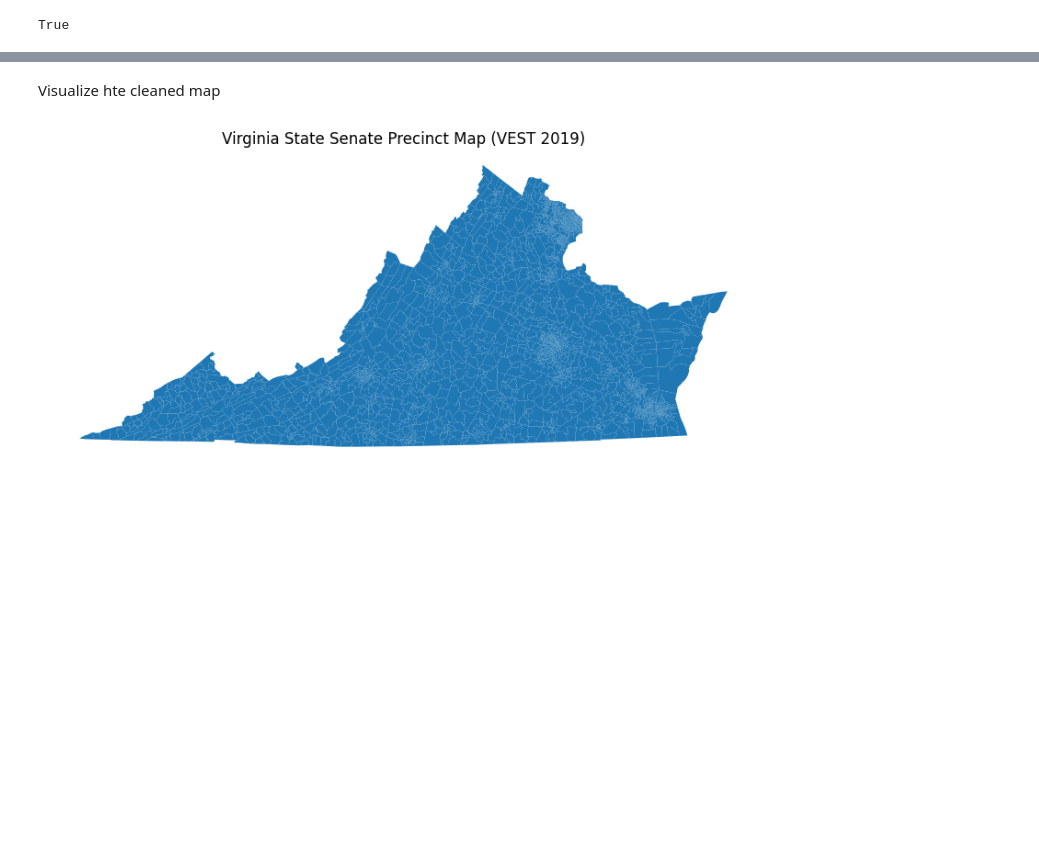
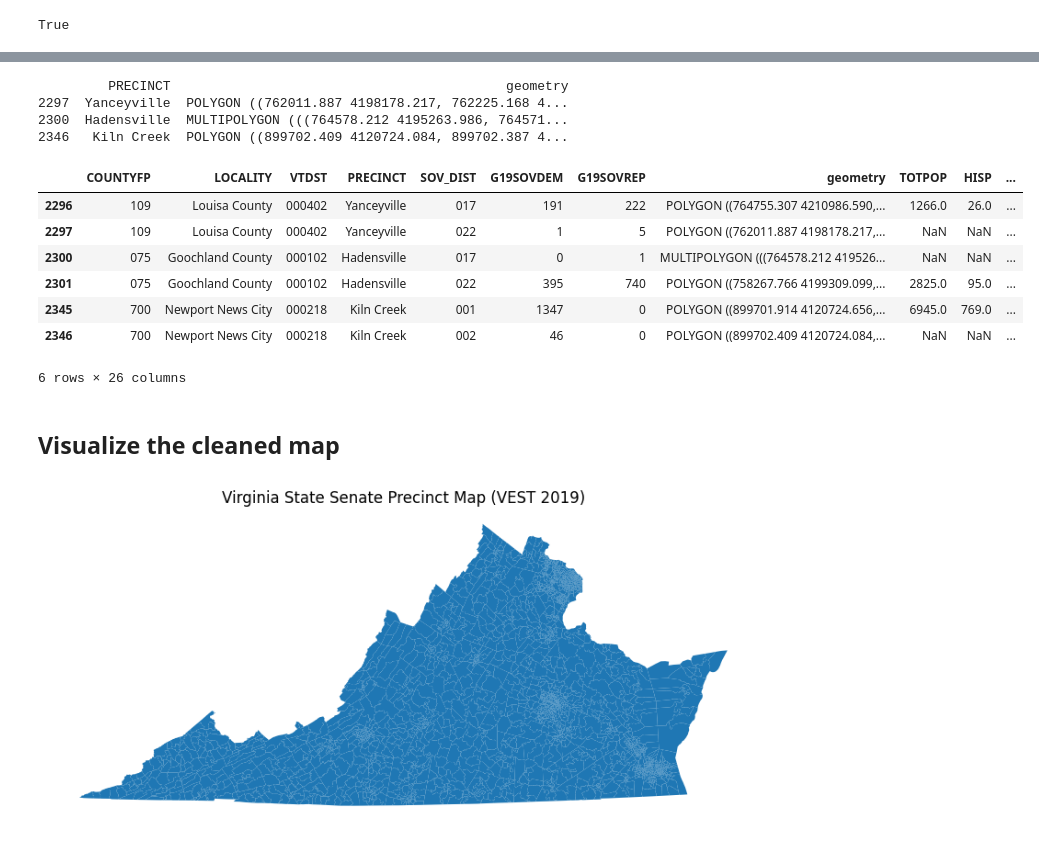
Before and after one commit to kevinzhong1219/virginia-redistricting-analysis, a Jupyter notebook: VA_State_Senate.ipynb, the cells around one changed output, grey strips where cells are left out. Cells and saved outputs as stored; diff of their text form; code cells hidden in the pictures; blank space fills up the shorter version.

```diff
--- a/VA_State_Senate.ipynb
+++ b/VA_State_Senate.ipynb
@@ -126,0 +144,5 @@ True
+# %%
+for name in pop_column_names:
+    vest19_df[name] = population_df[name].groupby(blocks_to_precincts_assignment).sum()
+for name in vap_column_names:
+    vest19_df[name] = vap_df[name].groupby(vap_blocks_to_precincts_assignment).sum()
@@ -126,0 +163,7 @@ True
+# %%
+rename_dict = {'P0020001': 'TOTPOP', 'P0020002': 'HISP', 'P0020005': 'NH_WHITE', 'P0020006': 'NH_BLACK', 'P0020007': 'NH_AMIN',
+                    'P0020008': 'NH_ASIAN', 'P0020009': 'NH_NHPI', 'P0020010': 'NH_OTHER', 'P0020011': 'NH_2MORE',
+                    'P0040001': 'VAP', 'P0040002': 'HVAP', 'P0040005': 'WVAP', 'P0040006': 'BVAP', 'P0040007': 'AMINVAP',
+                                        'P0040008': 'ASIANVAP', 'P0040009': 'NHPIVAP', 'P0040010': 'OTHERVAP', 'P0040011': '2MOREVAP'}
+# %%
+vest19_df.rename(columns=rename_dict, inplace = True)
@@ -126,0 +172,2 @@ True
+# %%
+vest19_df.drop(columns=[ 'G19SOVIND','G19SOVLIB','G19SOVWRI'], inplace=True)
@@ -126,0 +203,19 @@ True
+# %%
+missing = vest19_df[vest19_df["TOTPOP"].isna()]
+print(missing[["PRECINCT", "geometry"]])
+# %% [output]
+         PRECINCT                                           geometry
+2297  Yanceyville  POLYGON ((762011.887 4198178.217, 762225.168 4...
+2300  Hadensville  MULTIPOLYGON (((764578.212 4195263.986, 764571...
+2346   Kiln Creek  POLYGON ((899702.409 4120724.084, 899702.387 4...
+# %%
+vest19_df[vest19_df["PRECINCT"].isin(["Yanceyville", "Hadensville", "Kiln Creek"])]
+# %% [output]
+|  | COUNTYFP | LOCALITY | VTDST | PRECINCT | SOV_DIST | G19SOVDEM | G19SOVREP | geometry | TOTPOP | HISP | ... |
+| 2296 | 109 | Louisa County | 000402 | Yanceyville | 017 | 191 | 222 | POLYGON ((764755.307 4210986.590,... | 1266.0 | 26.0 | ... |
+| 2297 | 109 | Louisa County | 000402 | Yanceyville | 022 | 1 | 5 | POLYGON ((762011.887 4198178.217,... | NaN | NaN | ... |
+| 2300 | 075 | Goochland County | 000102 | Hadensville | 017 | 0 | 1 | MULTIPOLYGON (((764578.212 419526... | NaN | NaN | ... |
+| 2301 | 075 | Goochland County | 000102 | Hadensville | 022 | 395 | 740 | POLYGON ((758267.766 4199309.099,... | 2825.0 | 95.0 | ... |
+| 2345 | 700 | Newport News City | 000218 | Kiln Creek | 001 | 1347 | 0 | POLYGON ((899701.914 4120724.656,... | 6945.0 | 769.0 | ... |
+| 2346 | 700 | Newport News City | 000218 | Kiln Creek | 002 | 46 | 0 | POLYGON ((899702.409 4120724.084,... | NaN | NaN | ... |
+6 rows × 26 columns
@@ -127,5 +224,5 @@ True
 # %% [markdown]
-Visualize hte cleaned map
+## Visualize the cleaned map
 # %%
 import matplotlib.pyplot as plt
 
```
Also changed, not shown: parts of 27 cells of this notebook, 1 other file.
